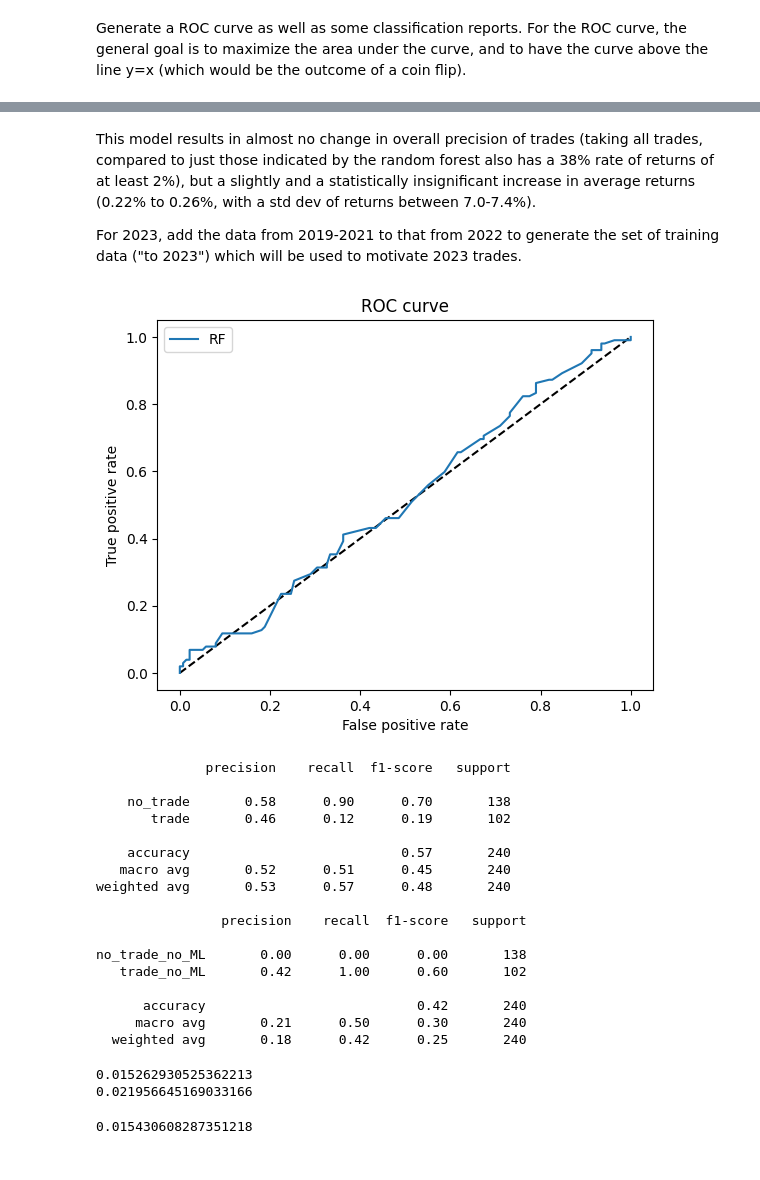
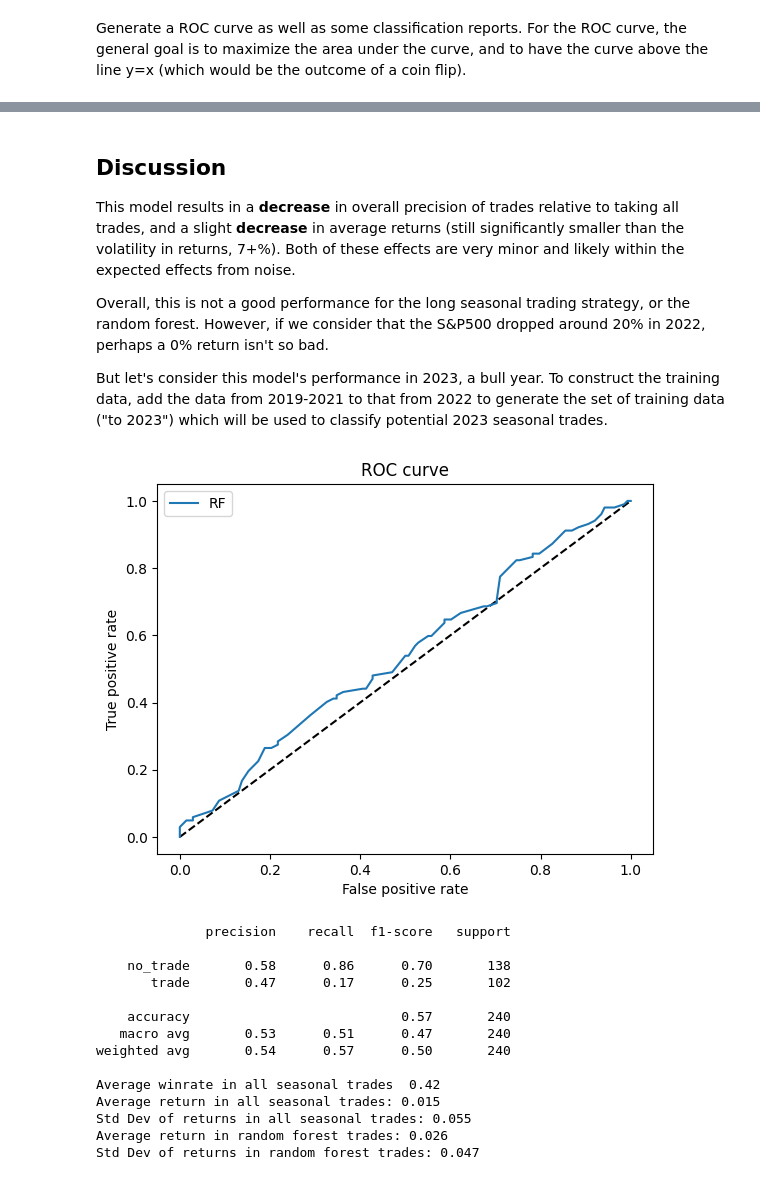
Before and after one commit to raywang202/technical-trading, a Jupyter notebook: Stock ML technical.ipynb, the cells around one changed output, grey strips where cells are left out. Drawn from its saved outputs; the diff is of its cells as text; code cells hidden in the pictures.

Commit message:
to do: introduction/discussions

```diff
--- a/Stock ML technical.ipynb
+++ b/Stock ML technical.ipynb
@@ -197,16 +200,12 @@ Also compute the actual returns for each seasonal trade.
 # %%
 # Select the top 10 trades per trade window, meeting the criteria
 long_positions = all_returns[(all_returns['annualized r'] > 0.4) &
-(all_returns.up >= 6) & (all_returns['avg r'] > .015)].sort_values(
+(all_returns.up >= 6) & (all_returns['avg r'] > .02)].sort_values(
     'Sharpe Long', ascending=False).groupby('trade window').head(10)
 
 # Define the feature functions
 
 # Historical winrates
-long_positions['past1yr'] = long_positions.apply(lambda row: historical_up_rate(
-    data, row['Symbol'], row['start date'][5:10], row['end date'],
-    int(row['trade year']) - 1, int(row['trade year']) - 1), axis=1)
-
 long_positions['past3yr'] = long_positions.apply(lambda row: historical_up_rate(
     data, row['Symbol'], row['start date'][5:10], row['end date'],
     int(row['trade year']) - 3, int(row['trade year']) - 1), axis=1)
@@ -228,7 +227,6 @@ data_no_backfill = data[data.index == data['Price Date']]
 def get_ewm_vol(data, symbol, date, span=10):
     stock_rets = np.log(data[symbol] / data[symbol].shift(1)).shift(1)
     return stock_rets.ewm(span).std().loc[date]
-
 
 long_positions['ewm_vol'] = long_positions.apply(lambda row: get_ewm_vol(
     data_no_backfill, row['Symbol'], data.loc[row['start date']]['Price Date'],
@@ -258,7 +256,6 @@ long_positions['yesterday_ret'] = long_positions.apply(
                                   days_back=1), axis=1)
 
 # Get SP500 EWM vol/average ratio and yesterday returns, making sure not to backfill
-
 spx = pd.DataFrame(yf.download('^SPX', start_date, end_date)['Adj Close'])
 all_dates = pd.date_range(start_date, end_date)
 
@@ -466,7 +490,8 @@ later_returns['trade year']=later_returns['trade window'].str.slice(0,4)
 later_returns = pd.read_csv('seasonal_trades_2022_2023.csv')
 
 later_long_positions = later_returns[(later_returns['annualized r'] > 0.4) &
-                                     (later_returns.up >= 6) & later_returns['avg r'] > .015].sort_values(
+                                     (later_returns.up >= 6) &
+                                     later_returns['avg r'] > .02].sort_values(
     'Sharpe Long', ascending=False).groupby('trade window').head(10)
 
 # Calculate the feature values
@@ -506,4 +531,7 @@ later_long_positions['sp500_yest_ret'] = later_long_positions.apply(
 later_long_positions['actual_return'] = later_long_positions.apply(
     lambda row: get_actual_return(data, row['Symbol'], row['start date'],
         str(row['trade year']) + '-' + row['end date']), axis=1)
+
+later_long_positions['outcome'] = np.where(
+    later_long_positions['actual_return'] > 0.02, 1, 0)
 # %% [markdown]
@@ -555,76 +592,69 @@ weighted avg       0.53      0.51      0.51       240
 # %% [markdown]
-This model results in almost no change in overall precision of trades (taking all trades, compared to just those indicated by the random forest also has a 38% rate of returns of at least 2%), but a slightly and a statistically insignificant increase in average returns (0.22% to 0.26%, with a std dev of returns between 7.0-7.4%).
+## Discussion
 
-For 2023, add the data from 2019-2021 to that from 2022 to generate the set of training data ("to 2023") which will be used to motivate 2023 trades.
+This model results in a **decrease** in overall precision of trades relative to taking all trades, and a slight **decrease** in average returns (still significantly smaller than the volatility in returns, 7+%). Both of these effects are very minor and likely within the expected effects from noise.
+
+Overall, this is not a good performance for the long seasonal trading strategy, or the random forest. However, if we consider that the S&P500 dropped around 20% in 2022, perhaps a 0% return isn't so bad.
+
+But let's consider this model's performance in 2023, a bull year. To construct the training data, add the data from 2019-2021 to that from 2022 to generate the set of training data ("to 2023") which will be used to classify potential 2023 seasonal trades.
 # %%
-# Repeat for 2023, using as training data from 2019-2022
+# Repeat for 2023, using data from 2019-2022 as training data
 long_positions_to_2023 = pd.concat([long_positions,
     later_long_positions[later_long_positions['trade year'] == 2022]])
-long_positions_to_2023['outcome'] = np.where(
-    long_positions_to_2023['actual_return'] > 0.02, 1, 0)
 
 X_to_2023 = long_positions_to_2023[['past3yr', 'past5yr', 'ewm_vol',
 'long_momentum', 'yesterday_ret','sp500_ewm_vol', 'sp500_ewma',
 'sp500_yest_ret']].values
 y_to_2023 = long_positions_to_2023['outcome'].values
 
-model = RandomForestClassifier(random_state = np.random.seed(5555))
+model = RandomForestClassifier(random_state = np.random.seed(1234))
 model.fit(X_to_2023, y_to_2023)
 
 # Predict 2023 outcomes
 long_2023 = later_long_positions[later_long_positions['trade year']== 2023]
 X_2023 = long_2023[['past3yr', 'past5yr', 'ewm_vol', 'long_momentum',
                     'yesterday_ret', 'sp500_ewm_vol','sp500_ewma',
                     'sp500_yest_ret']].values
-y_2023 = np.where(long_2023['actual_return'] > 0.02, 1, 0)
+y_2023 = long_2023['outcome'].values
 
 rf_trade_2023_prob = model.predict_proba(X_2023)[:, 1]
 rf_trade_2023 = model.predict(X_2023)
 fpr_rf, tpr_rf, _ = roc_curve(y_2023, rf_trade_2023_prob)
 
 plt.figure(1)
 plt.plot([0, 1], [0, 1], 'k--')
 plt.plot(fpr_rf, tpr_rf, label='RF')
 plt.xlabel('False positive rate')
 plt.ylabel('True positive rate')
 plt.title('ROC curve')
 plt.legend(loc='best')
 plt.show()
 
 print(classification_report(y_2023, rf_trade_2023,
                             target_names=['no_trade', 'trade']))
-
-print(classification_report(y_2023, np.repeat(1, len(y_2023)),
-                            target_names=['no_trade_no_ML', 'trade_no_ML']))
-
-# long_2023['actual_return'].mean()
-# long_2023[rf_trade_2023==1]['actual_return'].count()
+print('Average winrate in all seasonal trades %5.2f' %
+      long_2023['outcome'].mean())
+print('Average return in all seasonal trades: %5.3f' %
+      long_2023['actual_return'].mean())
+print('Std Dev of returns in all seasonal trades: %5.3f' %
+      long_2023['actual_return'].std())
+print('Average return in random forest trades: %5.3f' %
+      long_2023[rf_trade_2023==1]['actual_return'].mean())
+print('Std Dev of returns in random forest trades: %5.3f' %
+      long_2023[rf_trade_2023==1]['actual_return'].std())
 # %% [output]
-[figure, old version]
+[figure, new version]
               precision    recall  f1-score   support
 
-    no_trade       0.58      0.90      0.70       138
-       trade       0.46      0.12      0.19       102
+    no_trade       0.58      0.86      0.70       138
+       trade       0.47      0.17      0.25       102
 
     accuracy                           0.57       240
-   macro avg       0.52      0.51      0.45       240
-weighted avg       0.53      0.57      0.48       240
+   macro avg       0.53      0.51      0.47       240
+weighted avg       0.54      0.57      0.50       240
 
-                precision    recall  f1-score   support
-
-no_trade_no_ML       0.00      0.00      0.00       138
-   trade_no_ML       0.42      1.00      0.60       102
-
-      accuracy                           0.42       240
-     macro avg       0.21      0.50      0.30       240
-  weighted avg       0.18      0.42      0.25       240
+Average winrate in all seasonal trades  0.42
+Average return in all seasonal trades: 0.015
+Std Dev of returns in all seasonal trades: 0.055
+Average return in random forest trades: 0.026
+Std Dev of returns in random forest trades: 0.047
-# %%
-print(long_2023['actual_return'].mean())
-print(long_2023[rf_trade_2023==1]['actual_return'].mean())
-# %% [output]
-0.015262930525362213
-0.021956645169033166
-# %%
-later_long_positions['ewm_vol'].mean()
-# %% [output]
-0.015430608287351218
```
Also changed, not shown: parts of 29 cells of this notebook, 2 other files.
